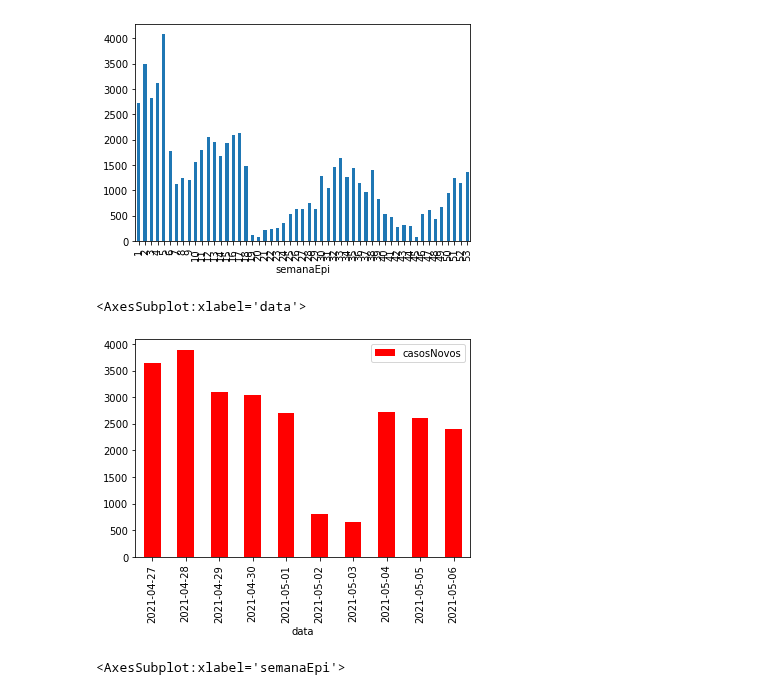
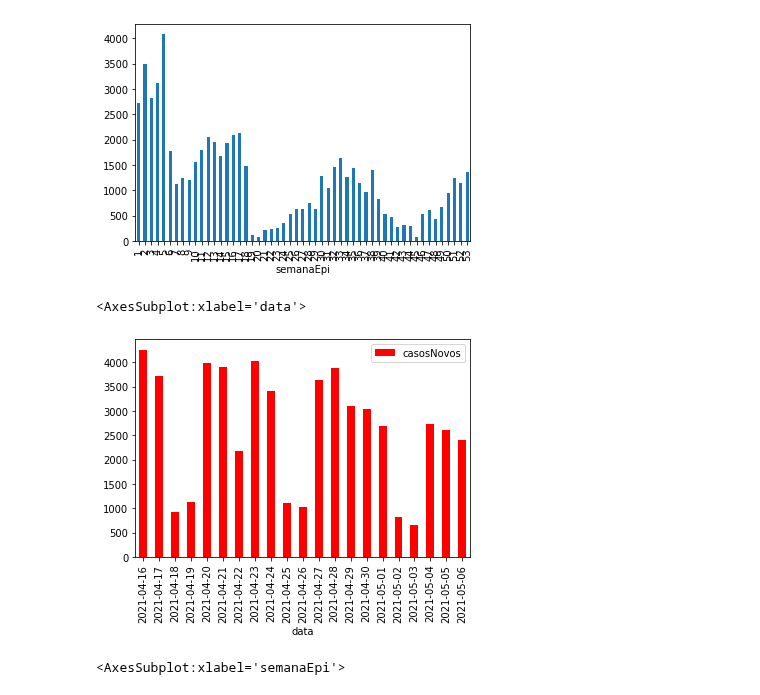
Before and after one commit to fmasanori/CursoPyLadiesSP, a Jupyter notebook: Covid oficial.ipynb, the cells around one changed output. Drawn from its saved outputs; the diff is of its cells as text; code cells hidden in the pictures.

```diff
--- a/Covid oficial.ipynb
+++ b/Covid oficial.ipynb
@@ -90,11 +90,11 @@ sjc.groupby('semanaEpi')['casosNovos'].sum().plot(kind='bar')
 [figure]
 # %%
 sp = df.query('municipio == "São Paulo"')
-sp.tail(10).plot(kind='bar',
+sp.tail(21).plot(kind='bar',
         x='data', y='casosNovos', color='RED')
 # %% [output]
 <AxesSubplot:xlabel='data'>
-[figure, old version]
+[figure, new version]
 # %%
 sp.groupby('semanaEpi')['casosNovos'].sum().plot(kind='bar')
 # %% [output]
```
Also changed, not shown: parts of 3 cells of this notebook.
